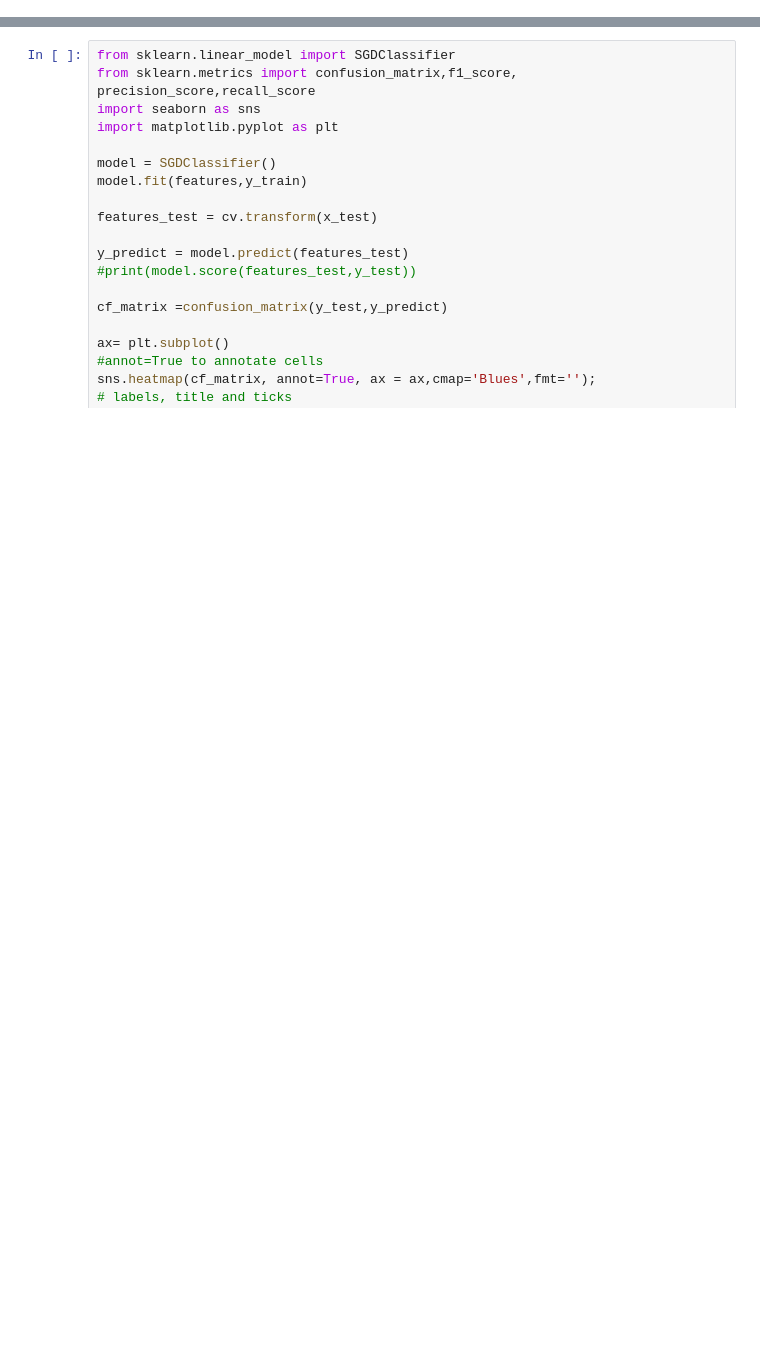
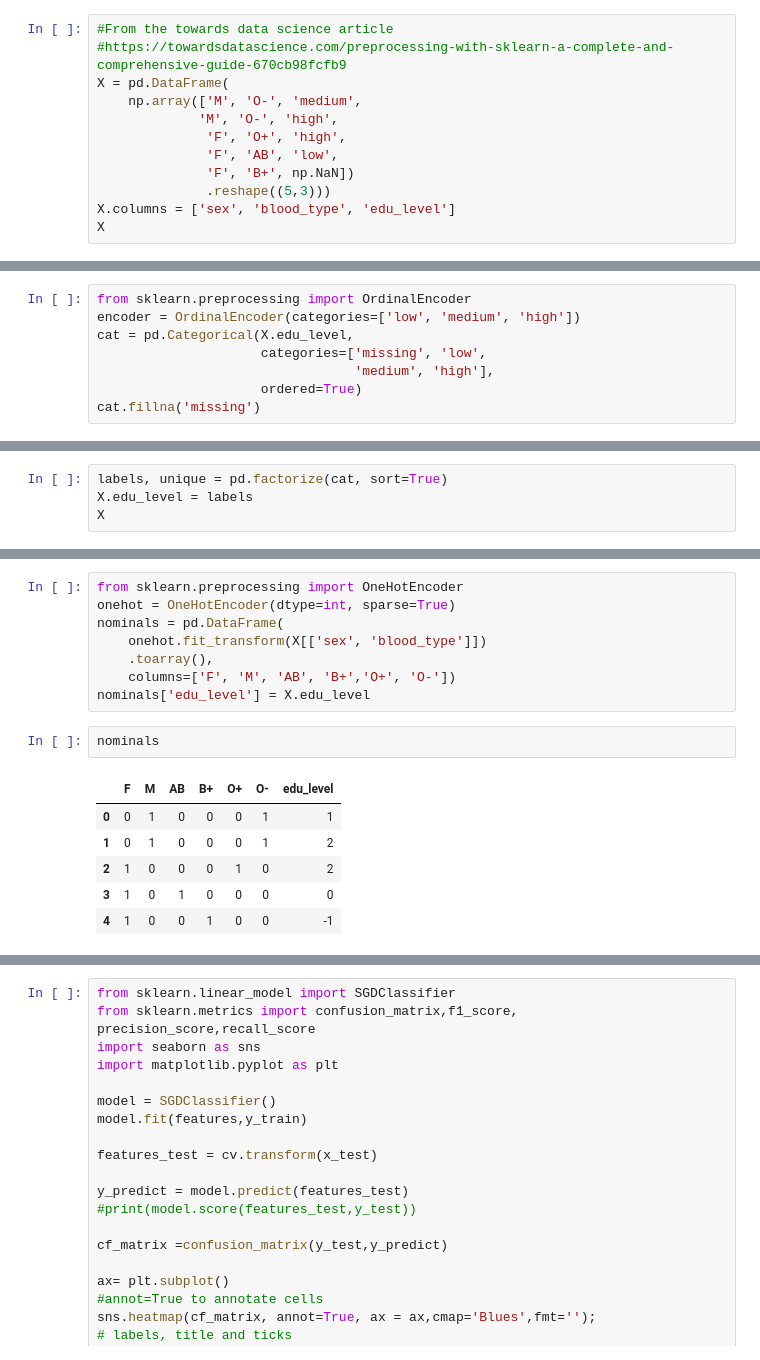
Before and after one commit to brepowell/Spam-Classifier, a Jupyter notebook: spam-classifier.ipynb, the cells around one changed output, grey strips where cells are left out. Saved outputs shown, nothing was run; the diff lists cells and outputs as text; blank space fills up the shorter version.

```diff
--- a/spam-classifier.ipynb
+++ b/spam-classifier.ipynb
@@ -0,0 +175,12 @@
+# %%
+#From the towards data science article
+#https://towardsdatascience.com/preprocessing-with-sklearn-a-complete-and-comprehensive-guide-670cb98fcfb9
+X = pd.DataFrame(
+    np.array(['M', 'O-', 'medium',
+             'M', 'O-', 'high',
+              'F', 'O+', 'high',
+              'F', 'AB', 'low',
+              'F', 'B+', np.NaN])
+              .reshape((5,3)))
+X.columns = ['sex', 'blood_type', 'edu_level']
+X
@@ -0,0 +194,8 @@
+# %%
+from sklearn.preprocessing import OrdinalEncoder
+encoder = OrdinalEncoder(categories=['low', 'medium', 'high'])
+cat = pd.Categorical(X.edu_level,
+                     categories=['missing', 'low',
+                                 'medium', 'high'],
+                     ordered=True)
+cat.fillna('missing')
@@ -0,0 +205,4 @@
+# %%
+labels, unique = pd.factorize(cat, sort=True)
+X.edu_level = labels
+X
@@ -0,0 +216,17 @@
+# %%
+from sklearn.preprocessing import OneHotEncoder
+onehot = OneHotEncoder(dtype=int, sparse=True)
+nominals = pd.DataFrame(
+    onehot.fit_transform(X[['sex', 'blood_type']])
+    .toarray(),
+    columns=['F', 'M', 'AB', 'B+','O+', 'O-'])
+nominals['edu_level'] = X.edu_level
+# %%
+nominals
+# %% [output]
+|  | F | M | AB | B+ | O+ | O- | edu_level |
+| 0 | 0 | 1 | 0 | 0 | 0 | 1 | 1 |
+| 1 | 0 | 1 | 0 | 0 | 0 | 1 | 2 |
+| 2 | 1 | 0 | 0 | 0 | 1 | 0 | 2 |
+| 3 | 1 | 0 | 1 | 0 | 0 | 0 | 0 |
+| 4 | 1 | 0 | 0 | 1 | 0 | 0 | -1 |
```
Also changed, not shown: parts of 27 cells of this notebook.
